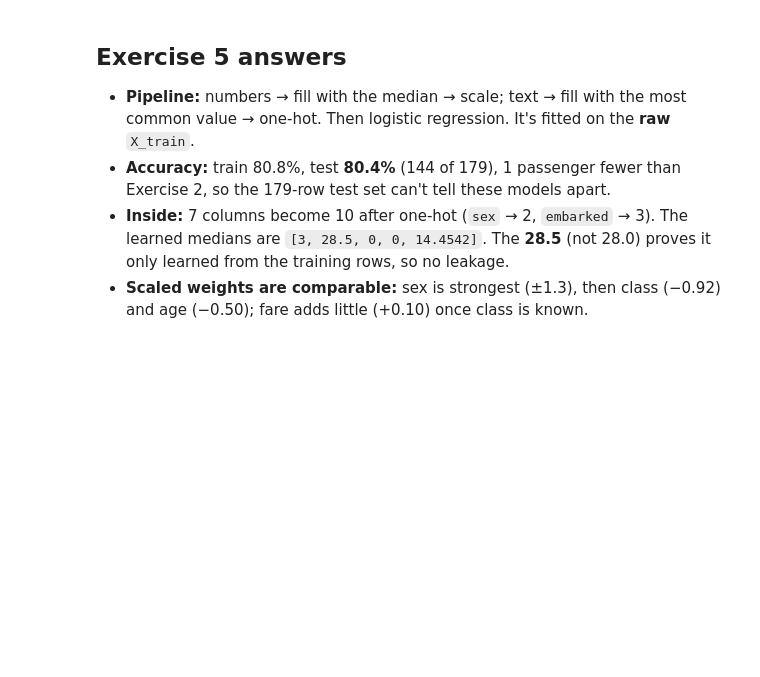
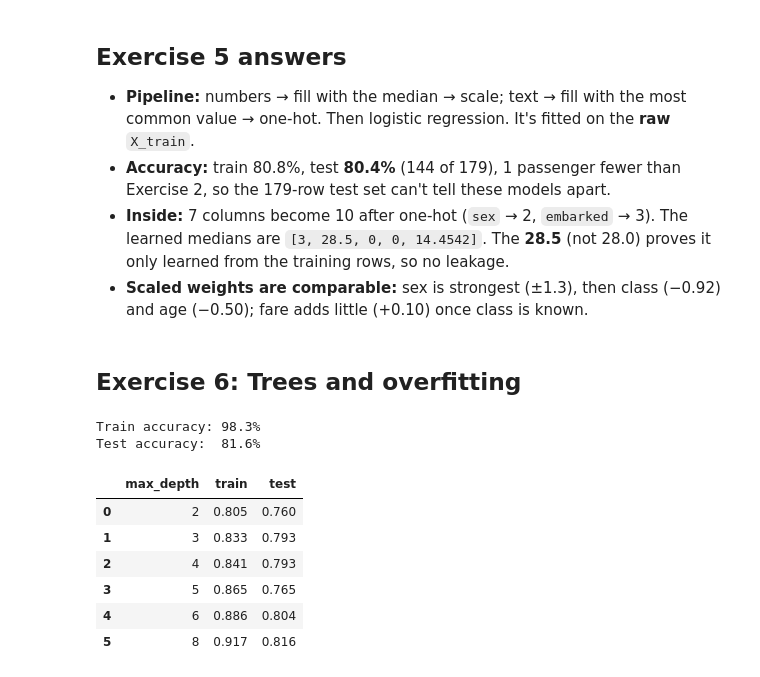
Before and after one commit to adam-c4d/pythonllm-practise, a Jupyter notebook: 03_ml/titanic_model.ipynb, the cells around one changed output. Cells and saved outputs as stored; diff of their text form; code cells hidden in the pictures; blank space fills up the shorter version.

```diff
--- a/03_ml/titanic_model.ipynb
+++ b/03_ml/titanic_model.ipynb
@@ -327,3 +330,39 @@ dtype: float64
 - **Accuracy:** train 80.8%, test **80.4%** (144 of 179), 1 passenger fewer than Exercise 2, so the 179-row test set can't tell these models apart.
 - **Inside:** 7 columns become 10 after one-hot (`sex` → 2, `embarked` → 3). The learned medians are `[3, 28.5, 0, 0, 14.4542]`. The **28.5** (not 28.0) proves it only learned from the training rows, so no leakage.
 - **Scaled weights are comparable:** sex is strongest (±1.3), then class (−0.92) and age (−0.50); fare adds little (+0.10) once class is known.
+# %% [markdown]
+## Exercise 6: Trees and overfitting
+# %%
+# Cell 1: A pipeline factory, then a tree with no limits
+
+def make_model(estimator):
+    """The Exercise 5 cleaning steps, followed by any model."""
+    return Pipeline([("prep", clone(preprocess)), ("model", estimator)])
+
+
+tree = make_model(DecisionTreeClassifier(random_state=42))
+tree.fit(X_train, y_train)
+print(f"Train accuracy: {tree.score(X_train, y_train):.1%}")
+print(f"Test accuracy:  {tree.score(X_test, y_test):.1%}")
+# %% [output]
+Train accuracy: 98.3%
+Test accuracy:  81.6%
+# %%
+# Cell 2: Limit the depth
+
+rows = []
+for depth in [2, 3, 4, 5, 6, 8]:
+    m = make_model(DecisionTreeClassifier(max_depth=depth, random_state=42))
+    m.fit(X_train, y_train)
+    rows.append({"max_depth": depth,
+                 "train": m.score(X_train, y_train),
+                 "test": m.score(X_test, y_test)})
+display(pd.DataFrame(rows).round(3))
+# %% [output]
+|  | max_depth | train | test |
+| 0 | 2 | 0.805 | 0.760 |
+| 1 | 3 | 0.833 | 0.793 |
+| 2 | 4 | 0.841 | 0.793 |
+| 3 | 5 | 0.865 | 0.765 |
+| 4 | 6 | 0.886 | 0.804 |
+| 5 | 8 | 0.917 | 0.816 |
```
Also changed, not shown: parts of 4 cells of this notebook, 3 other files.
